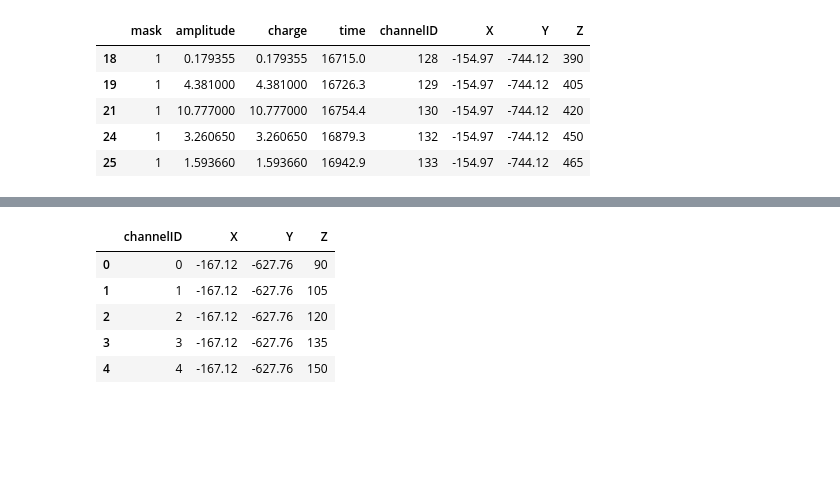
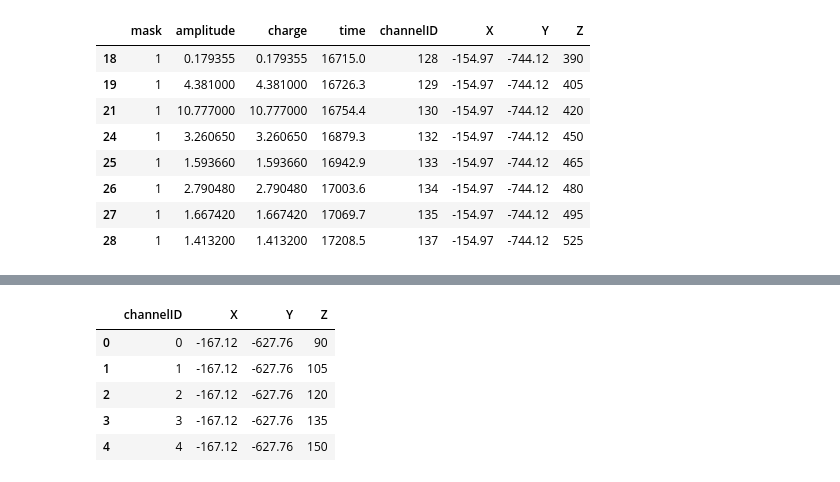
Before and after one commit to gvd-irkutsk/main, a Jupyter notebook: BSS2022/Reco in B-GVD.ipynb, the cells around one changed output, grey strips where cells are left out. Saved outputs shown, nothing was run; the diff lists cells and outputs as text; code cells hidden in the pictures; blank space fills up the shorter version.

```diff
--- a/BSS2022/Reco in B-GVD.ipynb
+++ b/BSS2022/Reco in B-GVD.ipynb
@@ -5,12 +6,16 @@ from scipy.optimize import minimize
 # %%
 geom = pd.read_csv('geom', sep=' ')
 data = pd.read_csv('muon_hits', sep=' ')
 data_masked = data[data['mask'] == 1]
-data_masked.head()
+data_masked = data_masked[:-5]
+data_masked
 # %% [output]
 |  | mask | amplitude | charge | time | channelID | X | Y | Z |
 | 18 | 1 | 0.179355 | 0.179355 | 16715.0 | 128 | -154.97 | -744.12 | 390 |
 | 19 | 1 | 4.381000 | 4.381000 | 16726.3 | 129 | -154.97 | -744.12 | 405 |
 | 21 | 1 | 10.777000 | 10.777000 | 16754.4 | 130 | -154.97 | -744.12 | 420 |
 | 24 | 1 | 3.260650 | 3.260650 | 16879.3 | 132 | -154.97 | -744.12 | 450 |
 | 25 | 1 | 1.593660 | 1.593660 | 16942.9 | 133 | -154.97 | -744.12 | 465 |
+| 26 | 1 | 2.790480 | 2.790480 | 17003.6 | 134 | -154.97 | -744.12 | 480 |
+| 27 | 1 | 1.667420 | 1.667420 | 17069.7 | 135 | -154.97 | -744.12 | 495 |
+| 28 | 1 | 1.413200 | 1.413200 | 17208.5 | 137 | -154.97 | -744.12 | 525 |
```
Also changed, not shown: parts of 9 cells of this notebook, 1 other file.
